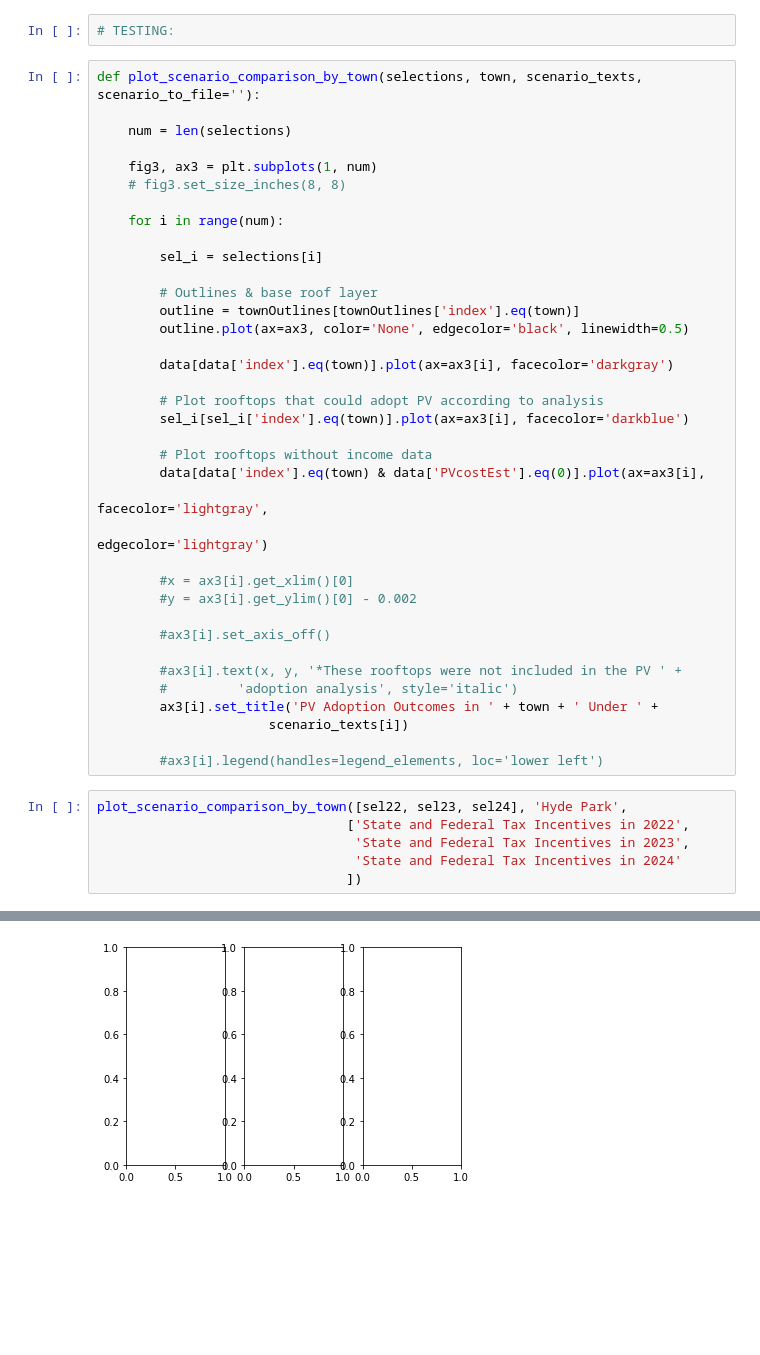
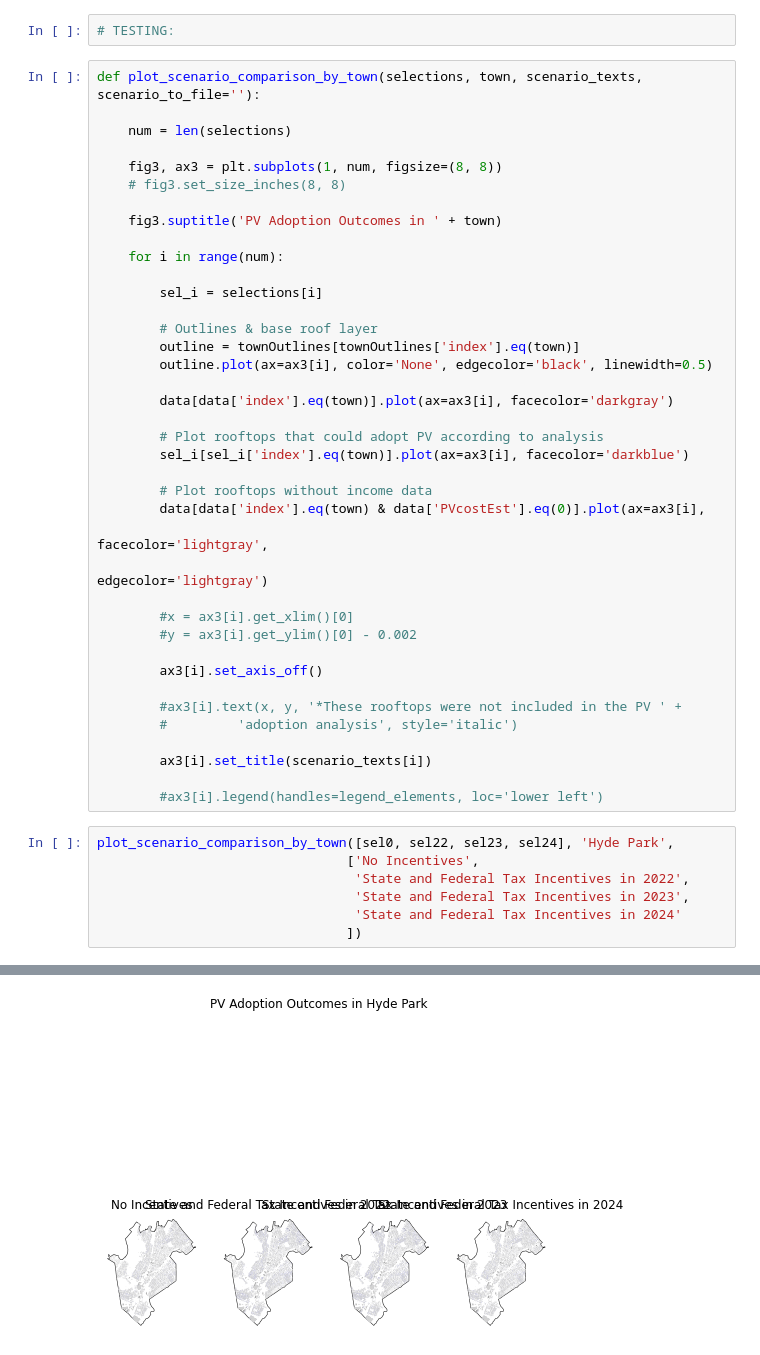
Before and after one commit to ghostpress/ma-solar, a Jupyter notebook: code/analysis.ipynb, the cells around one changed output, grey strips where cells are left out. Drawn from its saved outputs; the diff is of its cells as text; blank space fills up the shorter version.

Commit message:
Testing method for copmparison plots

```diff
--- a/code/analysis.ipynb
+++ b/code/analysis.ipynb
@@ -620,8 +634,10 @@ def plot_scenario_comparison_by_town(selections, town, scenario_texts, scenario_
 
     num = len(selections)
 
-    fig3, ax3 = plt.subplots(1, num)
+    fig3, ax3 = plt.subplots(1, num, figsize=(8, 8))
     # fig3.set_size_inches(8, 8)
+
+    fig3.suptitle('PV Adoption Outcomes in ' + town)
 
     for i in range(num):
 
@@ -629,7 +645,7 @@ def plot_scenario_comparison_by_town(selections, town, scenario_texts, scenario_
 
         # Outlines & base roof layer
         outline = townOutlines[townOutlines['index'].eq(town)]
-        outline.plot(ax=ax3, color='None', edgecolor='black', linewidth=0.5)
+        outline.plot(ax=ax3[i], color='None', edgecolor='black', linewidth=0.5)
 
         data[data['index'].eq(town)].plot(ax=ax3[i], facecolor='darkgray')
 
@@ -644,17 +660,18 @@ def plot_scenario_comparison_by_town(selections, town, scenario_texts, scenario_
         #x = ax3[i].get_xlim()[0]
         #y = ax3[i].get_ylim()[0] - 0.002
 
-        #ax3[i].set_axis_off()
+        ax3[i].set_axis_off()
 
         #ax3[i].text(x, y, '*These rooftops were not included in the PV ' +
         #         'adoption analysis', style='italic')
-        ax3[i].set_title('PV Adoption Outcomes in ' + town + ' Under ' +
-                      scenario_texts[i])
+
+        ax3[i].set_title(scenario_texts[i])
 
         #ax3[i].legend(handles=legend_elements, loc='lower left')
 # %%
-plot_scenario_comparison_by_town([sel22, sel23, sel24], 'Hyde Park',
-                                ['State and Federal Tax Incentives in 2022',
+plot_scenario_comparison_by_town([sel0, sel22, sel23, sel24], 'Hyde Park',
+                                ['No Incentives',
+                                 'State and Federal Tax Incentives in 2022',
                                  'State and Federal Tax Incentives in 2023',
                                  'State and Federal Tax Incentives in 2024'
                                 ])
@@ -663,4 +679,4 @@ AttributeError: 'numpy.ndarray' object has no attribute 'set_aspect'
-[figure, old version]
+[figure, new version]
 # %%
 # TODO:
 #   1. Actually remove no income data from data
```
Also changed, not shown: parts of 4 cells of this notebook.
